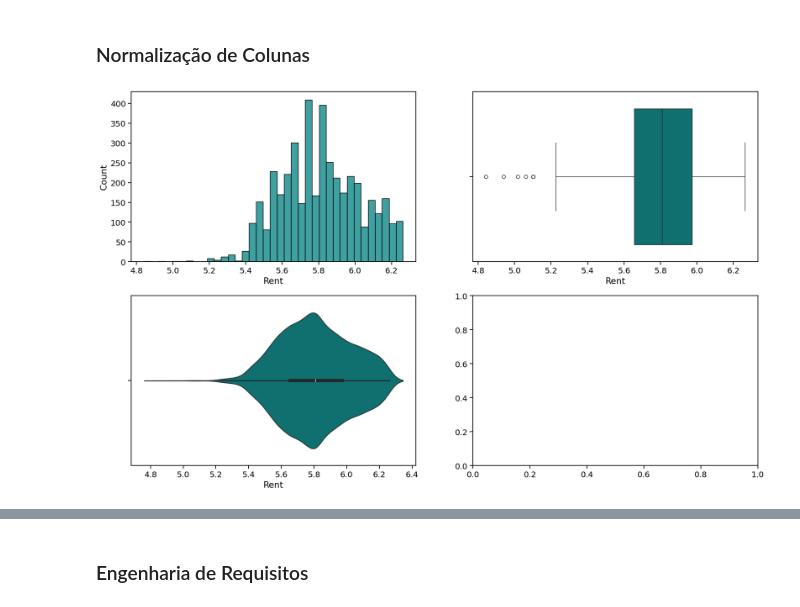
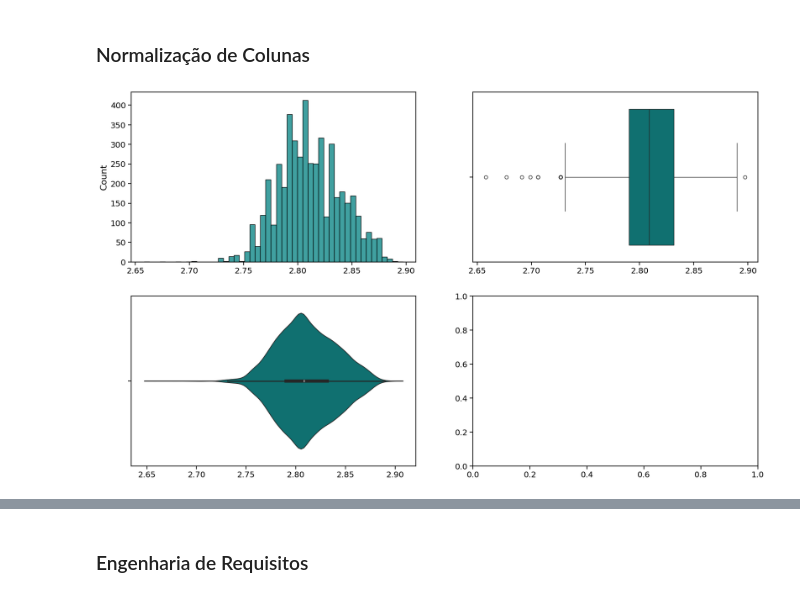
Before and after one commit to t-dlsantos/house-rent-regression-prediction, a Jupyter notebook: house-rent-regression.ipynb, the cells around one changed output, grey strips where cells are left out. Saved outputs shown, nothing was run; the diff lists cells and outputs as text; code cells hidden in the pictures.

```diff
--- a/house-rent-regression.ipynb
+++ b/house-rent-regression.ipynb
@@ -362,26 +370,27 @@ dataset.head()
 # %%
 """
 Percebemos que a coluna alvo tem outliers que precisam ser trabalhados.
 Além disso, a distribuição dos dados não está tão agradável para regressão
 Muita variância pode tornar mais difícil de encontrar padrões nos dados.
 """
 
-# Remoção dos outliers
-dataset = dataset[dataset['Rent'] <= limite_superior].copy()
+max_rent = dataset['Rent'].max()
+index_max_rent = dataset[dataset['Rent'] == max_rent].index
+data = dataset.drop(index_max_rent)
 
 """
-Para normalizar a coluna, vamos utilizar a Box Cox.
+Para normalizar a coluna vamos utilizar a Box Cox.
 A Box Cox é uma técnica de normalização para normalizar variáveis
 idependentes que não são normalmente  distribuídas.
 """
-dataset['Rent'], lambda_rent = boxcox(dataset['Rent'])
+boxcox_rent, lambda_rent = boxcox(dataset['Rent'])
 
 # Resultados da aplicação das técnicas
 fig, ax = plt.subplots(2, 2, figsize=(20, 12))
-ax1 = sns.histplot(x = dataset['Rent'], color='teal', ax= ax[0, 0])
-ax2 = sns.boxplot(x = dataset['Rent'], ax= ax[0, 1], color= 'teal')
-ax3 = sns.violinplot(x = dataset['Rent'], ax= ax[1, 0], color= 'teal')
+ax1 = sns.histplot(x = boxcox_rent, color='teal', ax= ax[0, 0])
+ax2 = sns.boxplot(x = boxcox_rent, ax= ax[0, 1], color= 'teal')
+ax3 = sns.violinplot(x = boxcox_rent, ax= ax[1, 0], color= 'teal')
 
 plt.show()
 # %% [output]
-[figure, old version]
+[figure, new version]
```
Also changed, not shown: parts of 20 cells of this notebook.
